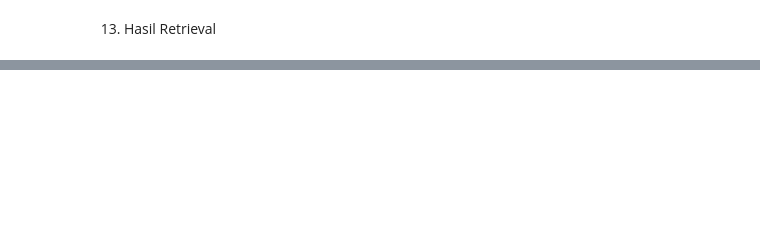
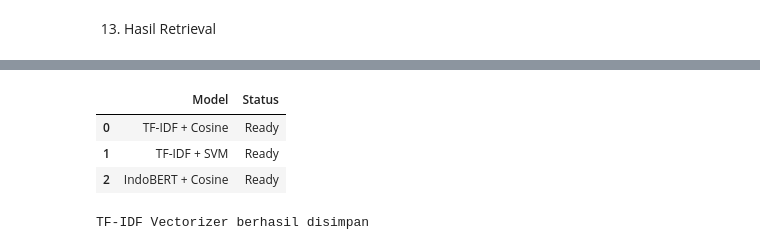
Before and after one commit to adhimmmm/CBR-Analisis-Putusan-MA-TPPO, a Jupyter notebook: notebooks/03_case_retrieval.ipynb, the cells around one changed output, grey strips where cells are left out. Drawn from its saved outputs; the diff is of its cells as text; code cells hidden in the pictures; blank space fills up the shorter version.

```diff
--- a/notebooks/03_case_retrieval.ipynb
+++ b/notebooks/03_case_retrieval.ipynb
@@ -508,0 +738,57 @@ queries.json berhasil dibuat
+# %%
+# ============================================================
+# SUMMARY MODEL
+# ============================================================
+
+comparison_df = pd.DataFrame({
+
+    "Model": [
+
+        "TF-IDF + Cosine",
+
+        "TF-IDF + SVM",
+
+        "IndoBERT + Cosine"
+
+    ],
+
+    "Status": [
+
+        "Ready",
+
+        "Ready",
+
+        "Ready"
+
+    ]
+
+})
+
+comparison_df
+# %% [output]
+|  | Model | Status |
+| 0 | TF-IDF + Cosine | Ready |
+| 1 | TF-IDF + SVM | Ready |
+| 2 | IndoBERT + Cosine | Ready |
+# %%
+# ============================================================
+# SAVE TF-IDF VECTORIZER
+# ============================================================
+
+import os
+import joblib
+
+os.makedirs("../models", exist_ok=True)
+
+joblib.dump(
+    vectorizer,
+    "../models/tfidf_vectorizer.pkl"
+)
+joblib.dump(
+    svm_model,
+    "../models/svm_model.pkl"
+)
+
+print("TF-IDF Vectorizer berhasil disimpan")
+# %% [output]
+TF-IDF Vectorizer berhasil disimpan
```
Also changed, not shown: parts of 23 cells of this notebook, 2 other files.
